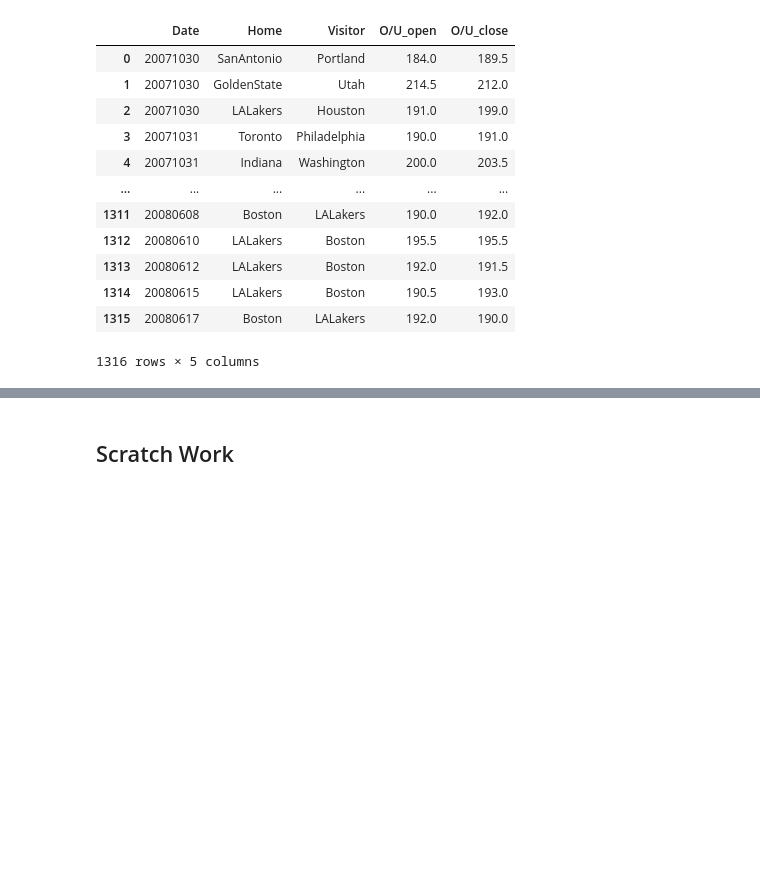
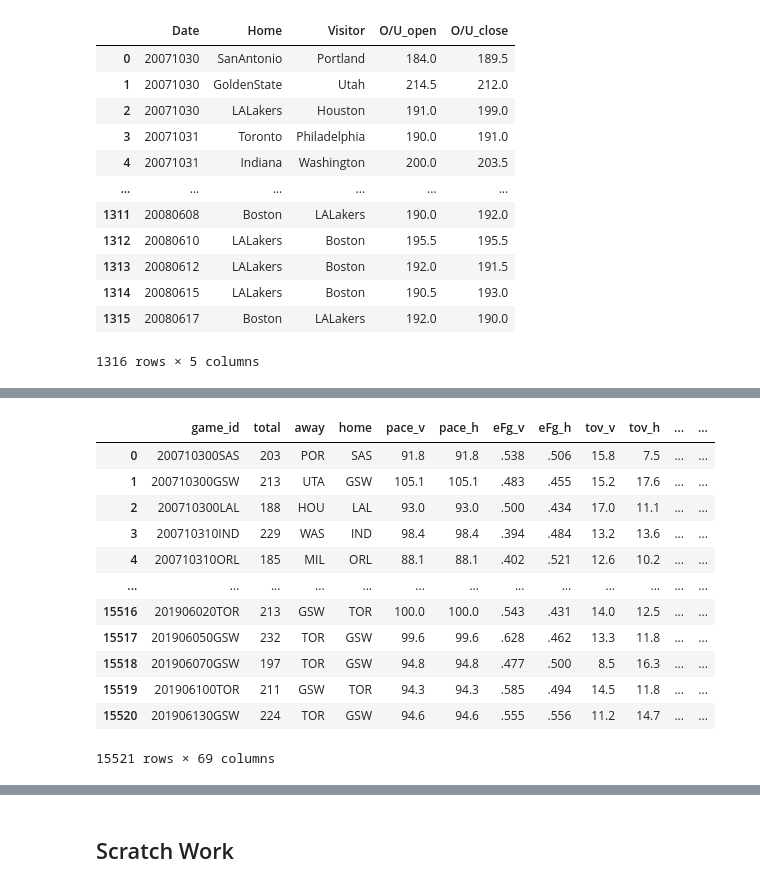
Before and after one commit to jseemayer2/NBA-Over-Under-Predictor, a Jupyter notebook: Data Cleaning.ipynb, the cells around one changed output, grey strips where cells are left out. Cells and saved outputs as stored; diff of their text form; code cells hidden in the pictures; blank space fills up the shorter version.

```diff
--- a/Data Cleaning.ipynb
+++ b/Data Cleaning.ipynb
@@ -112,0 +168,37 @@ totals[:1316]
+# %%
+team_dict = {
+    'SAS': 'SanAntonio',
+    'GSW': 'GoldenState',
+    'LAL': 'LALakers',
+    'TOR': 'Toronto',
+    'IND': 'Indiana',
+    'ORL': 'Orlando',
+    'NJN': 'NewJersey',
+    'CLE': 'Cleveland',
+    'MEM': 'Memphis',
+    'NOH': 'NewOrleans',
+    'NOP': 'NewOrleans',
+    'DEN': 'Denver',
+    'MIA': 'Miami',
+    'UTA': 'Utah',
+    'SEA': 'Seattle',
+    'CHA': 'Charlotte',
+    'CHO': 'Charlotte',
+    'ATL': 'Atlanta',
+    'BOS': 'Boston',
+    'MIN': 'Minnesota',
+    'CHI': 'Chicago',
+    'PHO': 'Phoenix',
+    'LAC': 'LAClippers',
+    'PHI': 'Philadelphia',
+    'WAS': 'Washington',
+    'MIL': 'Milwaukee',
+    'HOU': 'Houston',
+    'DAL': 'Dallas',
+    'NYK': 'NewYork',
+    'DET': 'Detroit',
+    'SAC': 'Sacramento',
+    'POR': 'Portland',
+    'OKC': 'OklahomaCity',
+    'BRK': 'Brooklyn',
+}
@@ -112,0 +220,18 @@ totals[:1316]
+# %%
+game_df['home_team'] = game_df['home'].map(team_dict)
+# %%
+game_df
+# %% [output]
+|  | game_id | total | away | home | pace_v | pace_h | eFg_v | eFg_h | tov_v | tov_h | ... | ... |
+| 0 | 200710300SAS | 203 | POR | SAS | 91.8 | 91.8 | .538 | .506 | 15.8 | 7.5 | ... | ... |
+| 1 | 200710300GSW | 213 | UTA | GSW | 105.1 | 105.1 | .483 | .455 | 15.2 | 17.6 | ... | ... |
+| 2 | 200710300LAL | 188 | HOU | LAL | 93.0 | 93.0 | .500 | .434 | 17.0 | 11.1 | ... | ... |
+| 3 | 200710310IND | 229 | WAS | IND | 98.4 | 98.4 | .394 | .484 | 13.2 | 13.6 | ... | ... |
+| 4 | 200710310ORL | 185 | MIL | ORL | 88.1 | 88.1 | .402 | .521 | 12.6 | 10.2 | ... | ... |
+| ... | ... | ... | ... | ... | ... | ... | ... | ... | ... | ... | ... | ... |
+| 15516 | 201906020TOR | 213 | GSW | TOR | 100.0 | 100.0 | .543 | .431 | 14.0 | 12.5 | ... | ... |
+| 15517 | 201906050GSW | 232 | TOR | GSW | 99.6 | 99.6 | .628 | .462 | 13.3 | 11.8 | ... | ... |
+| 15518 | 201906070GSW | 197 | TOR | GSW | 94.8 | 94.8 | .477 | .500 | 8.5 | 16.3 | ... | ... |
+| 15519 | 201906100TOR | 211 | GSW | TOR | 94.3 | 94.3 | .585 | .494 | 14.5 | 11.8 | ... | ... |
+| 15520 | 201906130GSW | 224 | TOR | GSW | 94.6 | 94.6 | .555 | .556 | 11.2 | 14.7 | ... | ... |
+15521 rows × 69 columns
```
Also changed, not shown: parts of 27 cells of this notebook, 4 other files.
